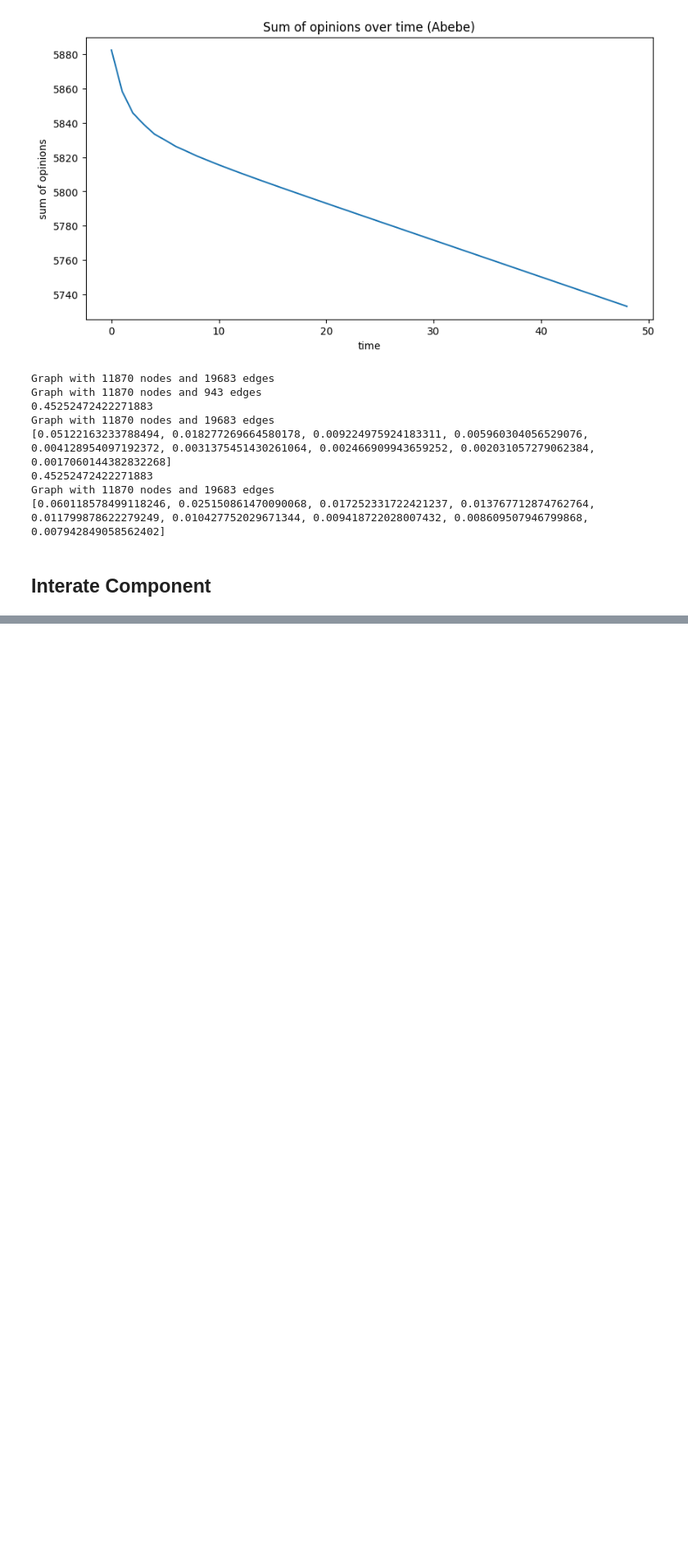
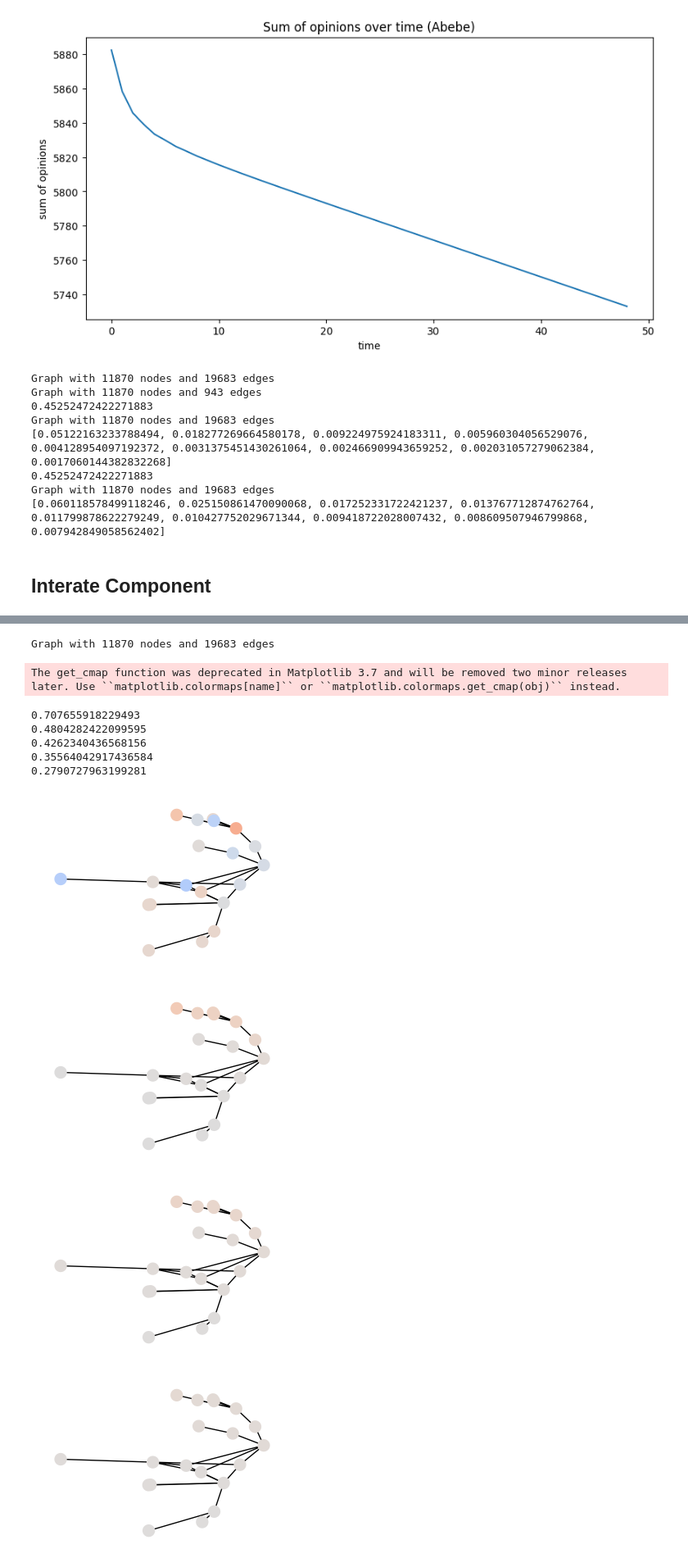
Before and after one commit to Keygoksmg/neat_opinion_network, a Jupyter notebook: experiments.ipynb, the cells around one changed output, grey strips where cells are left out. Shown at 82% size. Saved outputs shown, nothing was run; the diff lists cells and outputs as text; code cells hidden in the pictures; blank space fills up the shorter version.

Commit message:
update add figures local change

```diff
--- a/experiments.ipynb
+++ b/experiments.ipynb
@@ -261,8 +265,11 @@ g_simple = test_graph.copy()
 # %%
 list(nx.connected_components(g_simple))
+subgraph_20 = []
 for i in list(nx.connected_components(g_simple)):
     if len(i) == 20:
         subgraph = i
-        break
+        subgraph_20.append(subgraph)
+# random select one subgraph
+subgraph = subgraph_20[1]
 # %%
 pos = nx.spring_layout(g_simple)
@@ -287,0 +276,40 @@ Graph with 11870 nodes and 19683 edges
+# %%
+cnt = 1
+%config InlineBackend.figure_format = 'retina'
+test = ExperimentClass(g_simple, 'Abebe')
+# set a continuous color scale to map opinions to colors
+plt.figure(figsize=(3, 2))
+cmap = plt.cm.get_cmap('coolwarm')
+node_sizes = [g_simple.nodes[node]['node_centrality']*10000 for node in g_simple.subgraph(subgraph).nodes]
+# node_colors = [g_simple.nodes[node]['opinion']*10000 for node in g_simple.subgraph(subgraph).nodes]
+node_colors = [cmap(g_simple.nodes[node]['opinion']) for node in g_simple.subgraph(subgraph).nodes]
+print(g_simple.nodes[node]['opinion'])
+# always draw the nodes in the same place
+nx.draw(g_simple.subgraph(subgraph), pos=pos, node_size=node_sizes, node_color=node_colors, width=1)
+plt.savefig(f'figures/opinion_0.jpeg', dpi=300)
+
+while cnt < 5:
+    test.run_model(20*cnt)
+    # draw subgraph of g_simple
+    plt.figure(figsize=(3, 2))
+    node_sizes = [g_simple.nodes[node]['node_centrality']*10000 for node in g_simple.subgraph(subgraph).nodes]
+    # node_colors = [g_simple.nodes[node]['opinion']*10000 for node in g_simple.subgraph(subgraph).nodes]
+    node_colors = [cmap(g_simple.nodes[node]['opinion']) for node in g_simple.subgraph(subgraph).nodes]
+    print(g_simple.nodes[node]['opinion'])
+    # always draw the nodes in the same place
+    nx.draw(g_simple.subgraph(subgraph), pos=pos, node_size=node_sizes, node_color=node_colors, width=1)
+    plt.savefig(f'figures/opinion_{cnt}.jpeg', dpi=300)
+
+    cnt += 1
+# %% [output]
+Graph with 11870 nodes and 19683 edges
+The get_cmap function was deprecated in Matplotlib 3.7 and will be removed two minor releases later. Use ``matplotlib.colormaps[name]`` or ``matplotlib.colormaps.get_cmap(obj)`` instead.
+0.707655918229493
+0.4804282422099595
+0.4262340436568156
+0.35564042917436584
+0.2790727963199281
+[figure, added]
+[figure, added]
+[figure, added]
+[figure, added]
```
Also changed, not shown: parts of 5 cells of this notebook, 8 other files.
